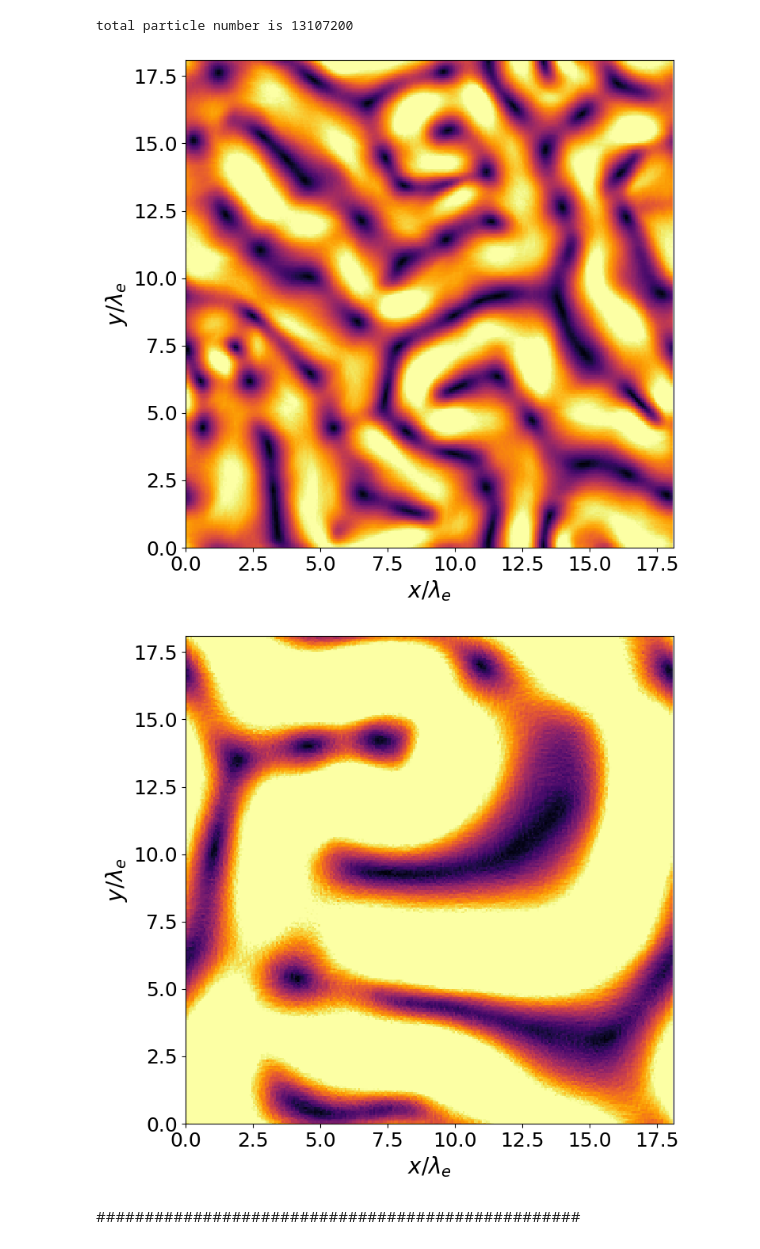
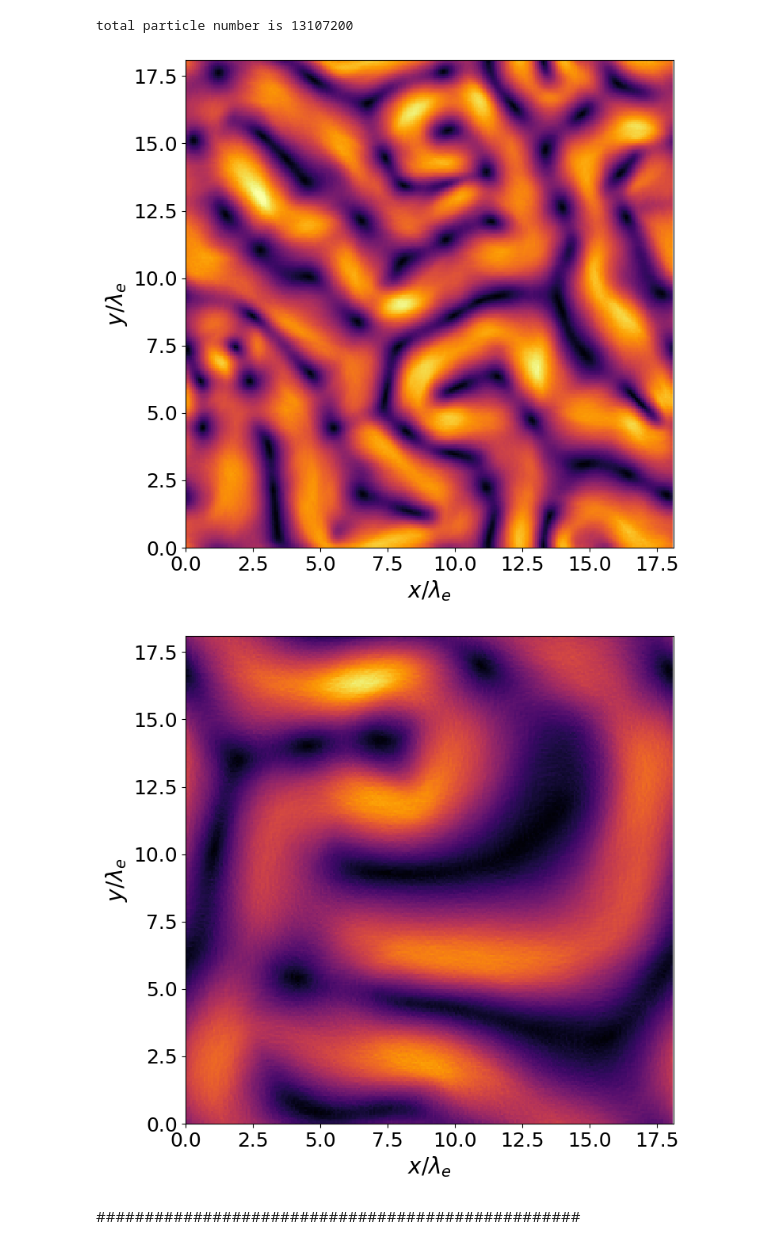
Before and after one commit to keita-akutagawa/PIC_GPU, a Jupyter notebook: examples_2D/weibel/PIC2D_plot_weibel.ipynb, the cells around one changed output. Cells and saved outputs as stored; diff of their text form; code cells hidden in the pictures.

```diff
--- a/examples_2D/weibel/PIC2D_plot_weibel.ipynb
+++ b/examples_2D/weibel/PIC2D_plot_weibel.ipynb
@@ -63,7 +63,7 @@ with open(filename, 'rb') as f:
     B = np.fromfile(f, dtype=np.float32)
 B = B.reshape(n_x, n_y, 3).T
 
-mappable = ax.pcolormesh(X/electron_inertial_length, Y/electron_inertial_length, np.linalg.norm(B[:, :, :], axis=0), cmap='inferno', vmin=0.0, vmax=3.0)
+mappable = ax.pcolormesh(X/electron_inertial_length, Y/electron_inertial_length, np.linalg.norm(B[:, :, :], axis=0), cmap='inferno', vmin=0.0, vmax=4.0)
 ax.set_xlabel('$x / \lambda_e$', fontsize=20)
 ax.set_ylabel('$y / \lambda_e$', fontsize=20)
 ax.set_xlim(0.0, x_max/electron_inertial_length)
@@ -71,7 +71,7 @@ ax.set_ylim(0.0, y_max/electron_inertial_length)
 ax.tick_params(labelsize=18)
 ax.set_aspect('equal')
 # %% [output]
-[figure, old version]
+[figure, new version]
 # %%
 fig = plt.figure(figsize=(8, 8))
 ax = fig.add_subplot(111)
@@ -81,35 +81,35 @@ X, Y = np.meshgrid(y_coordinate, x_coordinate)
 total_steps = 3000
 interval = 100
 for step in range(0, total_steps+1, interval):
     ax.clear()
 
     filename = f"{dirname}/weibel_B_{step}.bin"
     with open(filename, 'rb') as f:
         B = np.fromfile(f, dtype=np.float32)
     B = B.reshape(n_x, n_y, 3).T
-    mappable = ax.pcolormesh(X/electron_inertial_length, Y/electron_inertial_length, np.linalg.norm(B[:, :, :], axis=0), cmap='inferno', vmin=0.0, vmax=1.5)
+    mappable = ax.pcolormesh(X/electron_inertial_length, Y/electron_inertial_length, np.linalg.norm(B[:, :, :], axis=0), cmap='inferno', vmin=0.0, vmax=4.0)
     ax.set_xlabel('$x / \lambda_e$', fontsize=20)
     ax.set_ylabel('$y / \lambda_e$', fontsize=20)
     ax.set_xlim(0.0, x_max/electron_inertial_length)
     ax.set_ylim(0.0, y_max/electron_inertial_length)
     ax.tick_params(labelsize=18)
     ax.set_aspect('equal')
     fig.savefig(f'./pictures/{step}.png', dpi=200)
 
 
 img = cv2.imread(f'./pictures/0.png')
 framesize = (img.shape[1], img.shape[0])
 fps = 5.0
 
 fourcc = cv2.VideoWriter_fourcc('m','p','4','v')
 video  = cv2.VideoWriter(filename=f'weibel_B1.mp4', fourcc=fourcc, fps=fps, frameSize=framesize)
 
 for step in range(0, total_steps, interval):
     img = cv2.imread(f'./pictures/{step}.png')
     video.write(img)
 video.release()
 # %% [output]
-[figure, old version]
+[figure, new version]
 # %% [markdown]
 ##################################################
 # %%
```
Also changed, not shown: parts of 2 cells of this notebook.
